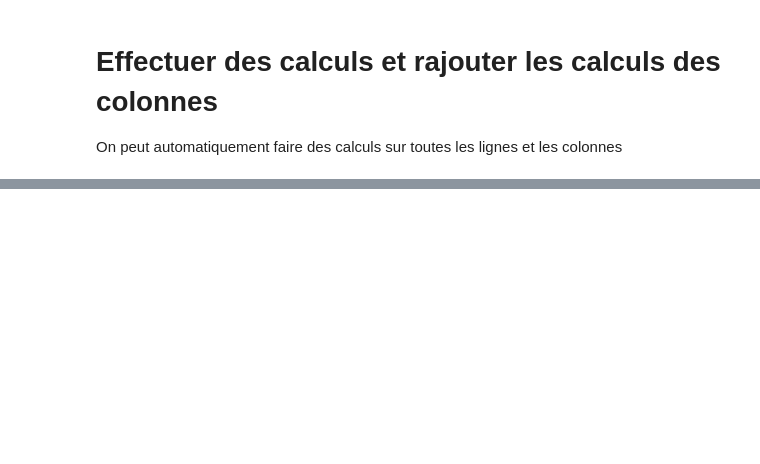
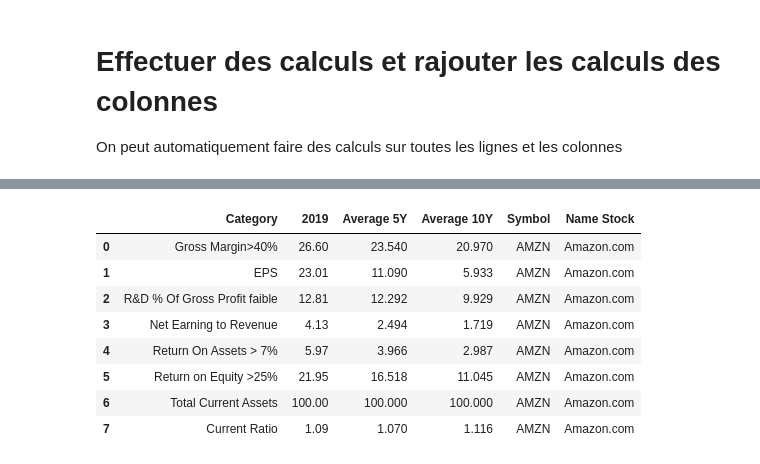
Before and after one commit to chajmz/morningstar-ratios, a Jupyter notebook: MorningStar_Python.ipynb, the cells around one changed output, grey strips where cells are left out. Cells and saved outputs as stored; diff of their text form; code cells hidden in the pictures; blank space fills up the shorter version.

```diff
--- a/MorningStar_Python.ipynb
+++ b/MorningStar_Python.ipynb
@@ -185,3 +357,16 @@ See the caveats in the documentation: https://pandas.pydata.org/pandas-docs/stab
+# %%
+df_ratios_amzn = pd.DataFrame(list_df, columns = cols_w)
+df_ratios_amzn.drop_duplicates()
+# %% [output]
+|  | Category | 2019 | Average 5Y | Average 10Y | Symbol | Name Stock |
+| 0 | Gross Margin>40% | 26.60 | 23.540 | 20.970 | AMZN | Amazon.com |
+| 1 | EPS | 23.01 | 11.090 | 5.933 | AMZN | Amazon.com |
+| 2 | R&D % Of Gross Profit faible | 12.81 | 12.292 | 9.929 | AMZN | Amazon.com |
+| 3 | Net Earning to Revenue | 4.13 | 2.494 | 1.719 | AMZN | Amazon.com |
+| 4 | Return On Assets > 7% | 5.97 | 3.966 | 2.987 | AMZN | Amazon.com |
+| 5 | Return on Equity >25% | 21.95 | 16.518 | 11.045 | AMZN | Amazon.com |
+| 6 | Total Current Assets | 100.00 | 100.000 | 100.000 | AMZN | Amazon.com |
+| 7 | Current Ratio | 1.09 | 1.070 | 1.116 | AMZN | Amazon.com |
 # %%
 global_rev_100 = []
 
```
Also changed, not shown: parts of 21 cells of this notebook.
